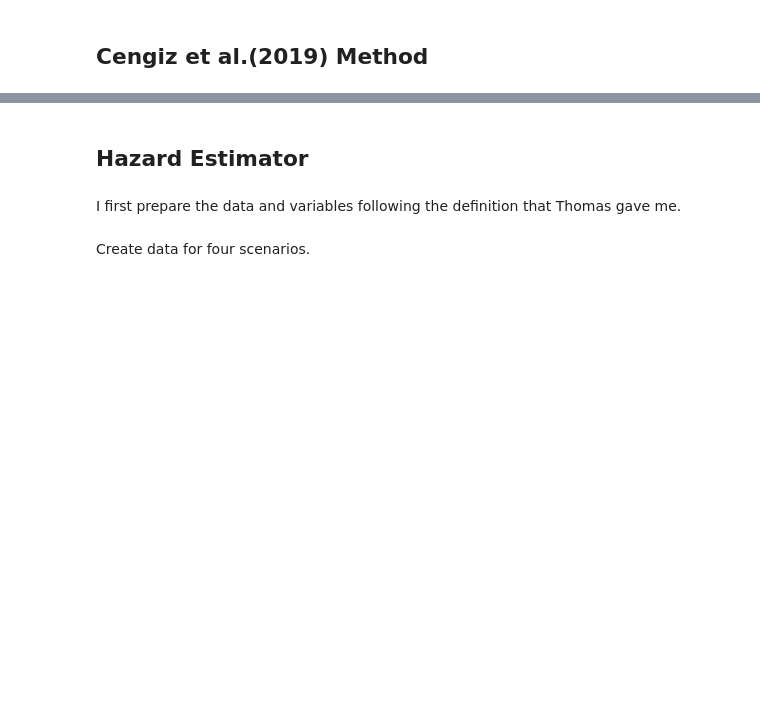
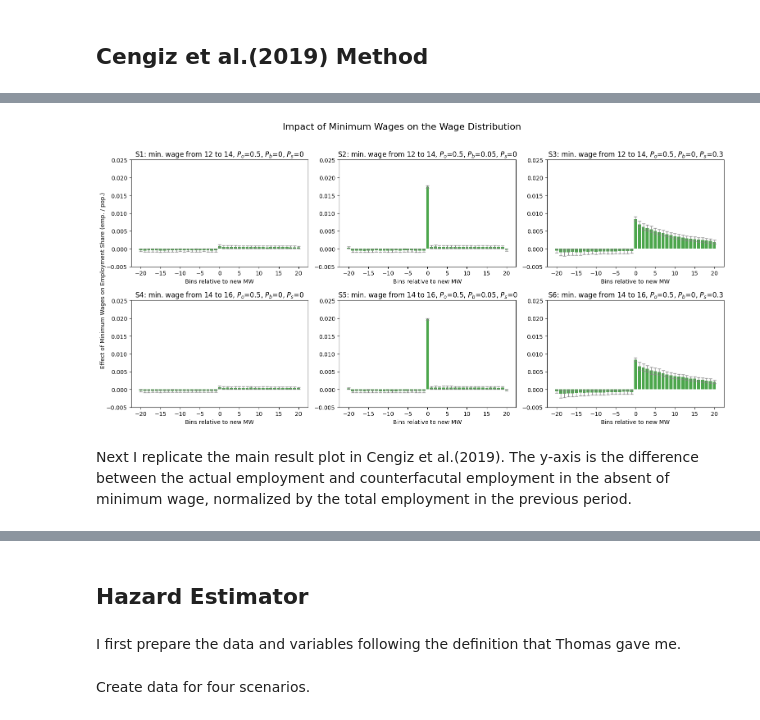
Before and after one commit to boyuchen21/minimum_wage, a Jupyter notebook: codes/compare_estimators.ipynb, the cells around one changed output, grey strips where cells are left out. Cells and saved outputs as stored; diff of their text form; code cells hidden in the pictures; blank space fills up the shorter version.

```diff
--- a/codes/compare_estimators.ipynb
+++ b/codes/compare_estimators.ipynb
@@ -347,9 +350,11 @@ def prepare_cengiz_data(log_wages, scenario):
     # Create min dummies and group by bin-period for both pre and post data
     df_grouped_pre = create_min_dummies(df_pre, real_m_pre)
     df_grouped_pre['period'] = 'pre'
+    df_grouped_pre['time'] = 0
 
     df_grouped_post = create_min_dummies(df_post, real_m_post)
     df_grouped_post['period'] = 'post'
+    df_grouped_post['time'] = 1
 
     # Combine pre and post data
     df_grouped = pd.concat([df_grouped_pre, df_grouped_post])
@@ -372,6 +377,5 @@ def prepare_cengiz_data(log_wages, scenario):
     # drop min_sum and bin_sum
     df_grouped = df_grouped.drop(columns=['min_sum', 'bin_sum'])
 
-
     return df_grouped
 # %%
@@ -427,0 +444,23 @@ plt.show()
+# %%
+scenario = scenarios['S1']
+real_m_pre, real_m_post, P_o, P_b, P_s = scenario
+data = prepare_cengiz_data(log_wages, scenario)
+
+data = data.set_index(['wagcat', 'time'])
+
+# Prepare the independent variables (min* and bin* dummies)
+X = data.filter(regex='^(min\\d{1,2}|time|wagcat)').copy()
+X = sm.add_constant(X)
+y = data['normalized_emp']
+
+# # Fit the OLS model
+model = PanelOLS(y, X, entity_effects=True, time_effects=False).fit(cov_type='clustered', cluster_entity=True)
+
+paras = model.params.filter(regex='^(min\\d{1,2}|min0)')
+coef_df = pd.DataFrame(paras).reset_index()
+
+# for min[n]b, assign rel_pos = -n; for min0, assign rel_pos = 0; for min[n]a, assign rel_pos = n
+coef_df['rel_pos'] = coef_df['index'].str.extract('(\\d{1,2})').astype(int)
+coef_df['rel_pos'] = np.where(coef_df['index'].str.contains('a'), coef_df['rel_pos'], -coef_df['rel_pos'])
+# sort coef_df by rel_pos
+coef_df = coef_df.sort_values('rel_pos')
@@ -428 +499,22 @@ plt.show()
+# %%
+# Create subplots
+fig, axs = plt.subplots(2, 3, figsize=(16, 8))
+
+# Generate and plot results for each scenario
+for ax, (scenario_name, scenario) in zip(axs.flatten(), scenarios.items()):
+    plot_cengiz_fe(log_wages, scenario)
+
+# Set common ylabel
+fig.text(0.04, 0.5, 'Effect of Minimum Wages on Employment Share (emp. / pop.)', va='center', rotation='vertical')
+plt.suptitle('Impact of Minimum Wages on the Wage Distribution', fontsize=16)
+# only show legend for panel 3
+# axs[0, 1].legend()
+
+# Adjust layout
+plt.tight_layout(rect=[0.04, 0.04, 1, 0.96])
+plt.show()
+# %% [output]
+[figure, added]
+# %% [markdown]
+Next I replicate the main result plot in Cengiz et al.(2019). The y-axis is the difference between the actual employment and counterfacutal employment in the absent of minimum wage, normalized by the total employment in the previous period.
 # %%
```
Also changed, not shown: parts of 19 cells of this notebook, 8 other files.
